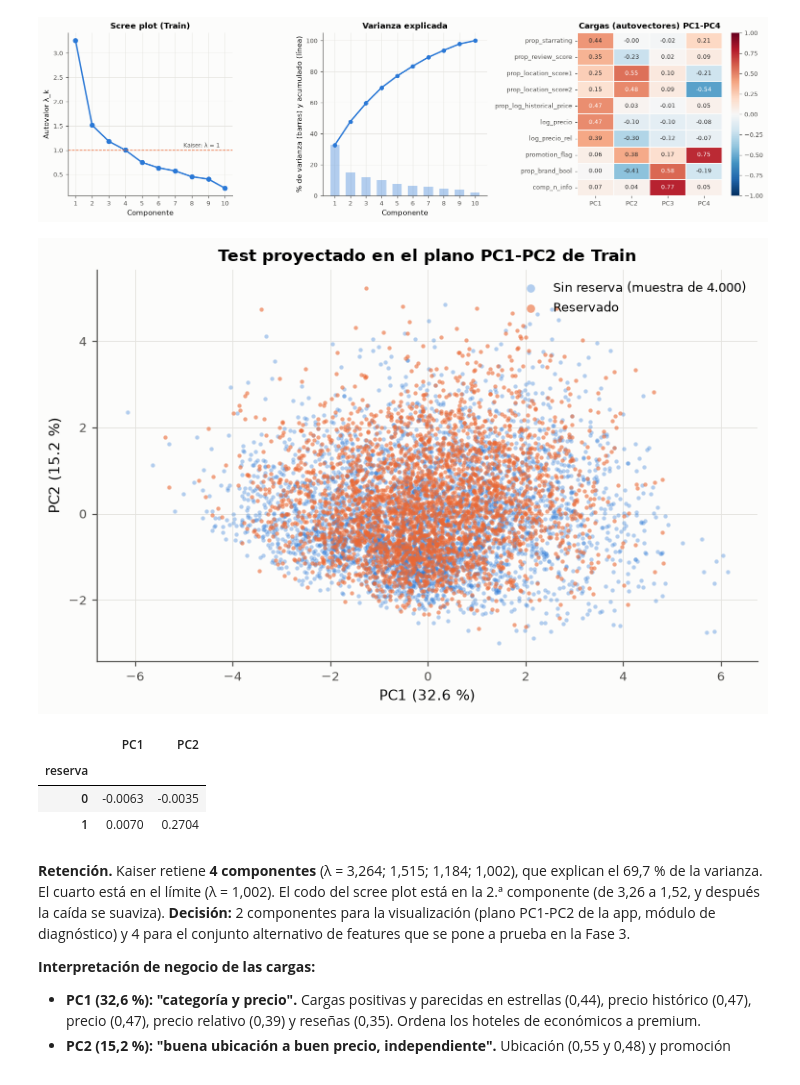
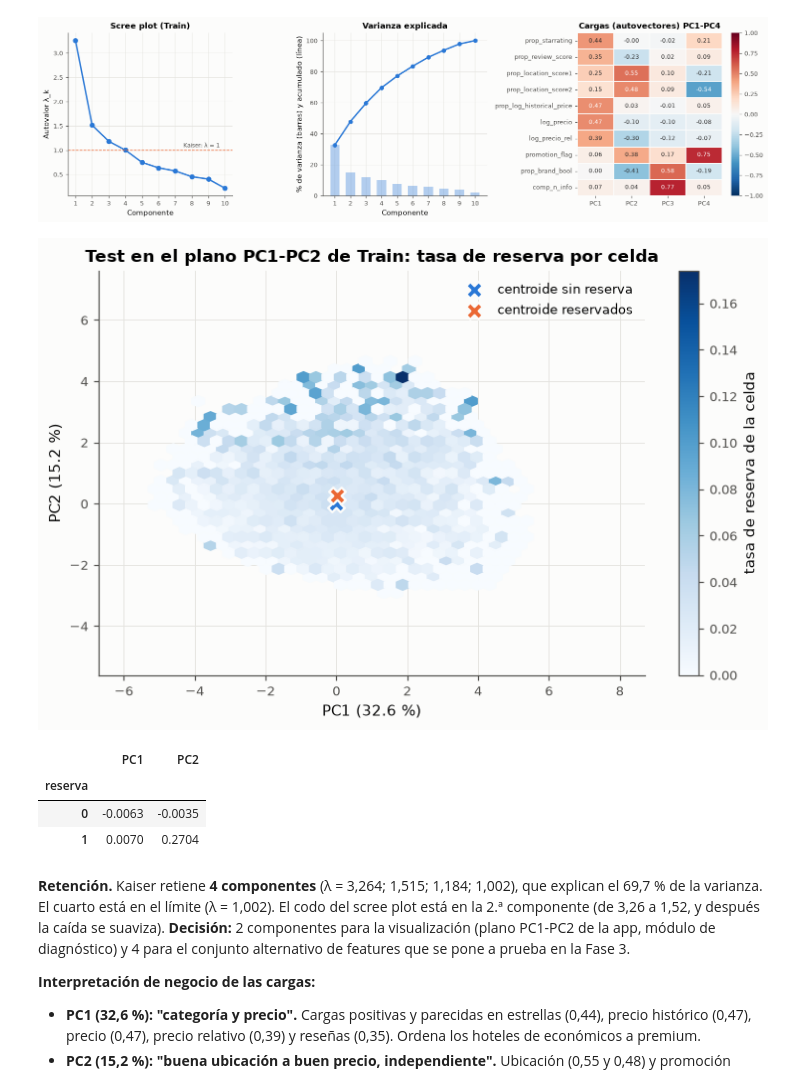
Before and after one commit to verolopezmar/TPI_Estadistica-avanzada-, a Jupyter notebook: notebooks/TP_Integrador_Final.ipynb, the cells around one changed output. Saved outputs shown, nothing was run; the diff lists cells and outputs as text; code cells hidden in the pictures.

```diff
--- a/notebooks/TP_Integrador_Final.ipynb
+++ b/notebooks/TP_Integrador_Final.ipynb
@@ -1475,29 +1481,39 @@ plt.show()
 # %%
 proy = pd.DataFrame(Z_test[:, :2], columns=["PC1", "PC2"]).assign(
     reserva=df.loc[~df.train, "booking_bool"].to_numpy()
 )
-muestra_proy = pd.concat(
-    [proy[proy.reserva == 0].sample(4000, random_state=SEED), proy[proy.reserva == 1]]
-)
+# Solo agregados: tasa de reserva por celda del plano (celdas con ≥ 10 hoteles), sin puntos individuales
 fig, ax = plt.subplots(figsize=(7, 4.6))
+hb = ax.hexbin(proy.PC1, proy.PC2, C=proy.reserva, reduce_C_function=np.mean, gridsize=40,
+               cmap=gr.SECUENCIAL, mincnt=10, extent=(-6, 8, -5, 7))  # fmt: skip
+fig.colorbar(hb, ax=ax, label="tasa de reserva de la celda")
+medias_pc = proy.groupby("reserva")[["PC1", "PC2"]].mean()
 for r, color, nombre in [
-    (0, gr.AZUL, "Sin reserva (muestra de 4.000)"),
-    (1, gr.NARANJA, "Reservado"),
+    (0, gr.AZUL, "centroide sin reserva"),
+    (1, gr.NARANJA, "centroide reservados"),
 ]:
-    d = muestra_proy[muestra_proy.reserva == r]
-    ax.scatter(d.PC1, d.PC2, s=8, color=color, alpha=0.35 if r == 0 else 0.6, lw=0, label=nombre)
+    ax.scatter(
+        *medias_pc.loc[r],
+        s=120,
+        color=color,
+        marker="X",
+        edgecolor=gr.SUPERFICIE,
+        lw=1.5,
+        label=nombre,
+        zorder=3,
+    )
 ax.set(
     xlabel=f"PC1 ({var_pca.pct_var.iloc[0]:.1f} %)",
     ylabel=f"PC2 ({var_pca.pct_var.iloc[1]:.1f} %)",
-    title="Test proyectado en el plano PC1-PC2 de Train",
+    title="Test en el plano PC1-PC2 de Train: tasa de reserva por celda",
 )
-ax.legend(loc="upper right", markerscale=2)
+ax.legend(loc="upper right")
 fig.tight_layout()
 gr.guardar(fig, "f2_pca_plano")
 plt.show()
 proy.groupby("reserva")[["PC1", "PC2"]].mean()
 # %% [output]
-[figure, old version]
+[figure, new version]
 |  | PC1 | PC2 |
 | reserva |  |  |
 | 0 | -0.0063 | -0.0035 |
```
Also changed, not shown: parts of 28 cells of this notebook, 26 other files.
